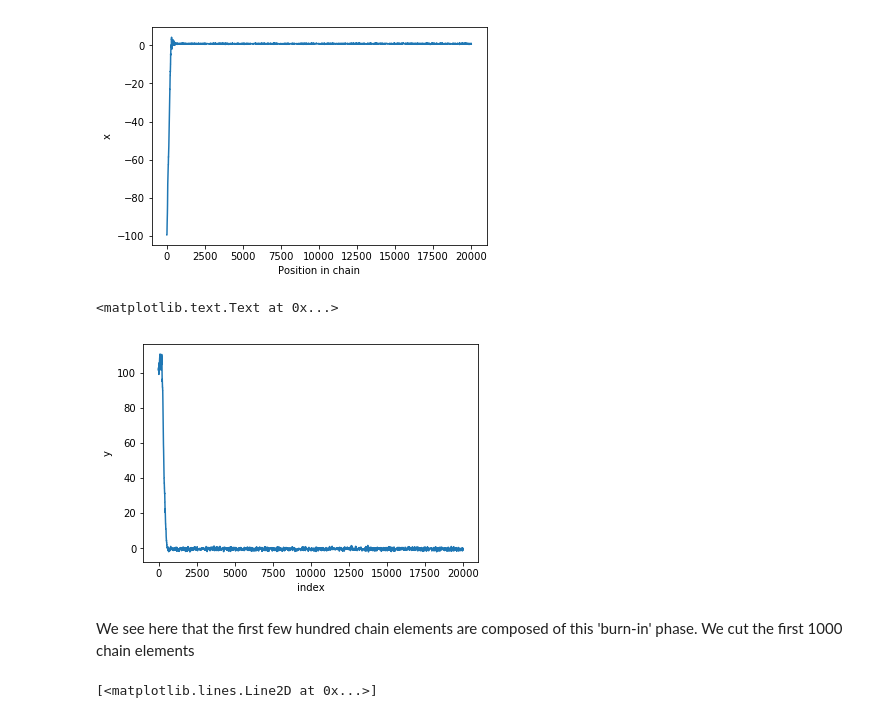
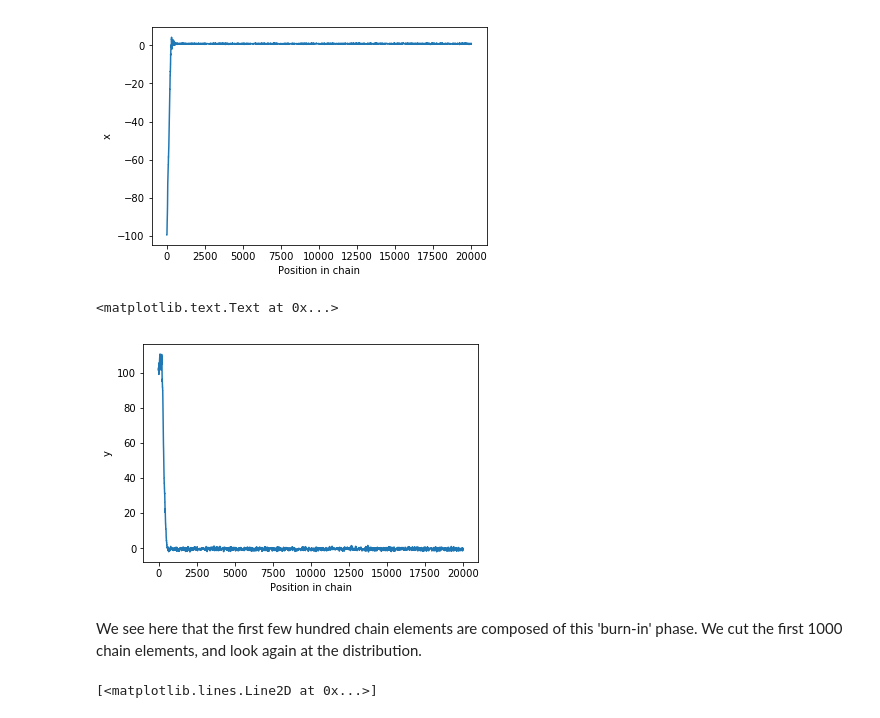
Before and after one commit to dparkins/MCMC-chain-analysis, a Jupyter notebook: MCMC_chain_analysis.ipynb, the cells around one changed output. Drawn from its saved outputs; the diff is of its cells as text; code cells hidden in the pictures.

```diff
--- a/MCMC_chain_analysis.ipynb
+++ b/MCMC_chain_analysis.ipynb
@@ -61,13 +61,13 @@ plt.ylabel('x')
 [figure]
 # %%
 plt.plot(index,chain[:,1])
-plt.xlabel('index')
+plt.xlabel('Position in chain')
 plt.ylabel('y')
 # %% [output]
 <matplotlib.text.Text at 0x...>
-[figure, old version]
+[figure, new version]
 # %% [markdown]
-We see here that the first few hundred chain elements are composed of this 'burn-in' phase. We cut the first 1000 chain elements
+We see here that the first few hundred chain elements are composed of this 'burn-in' phase. We cut the first 1000 chain elements, and look again at the distribution.
 # %%
 burn_in_index = 1000
 burn_in_chain=chain[burn_in_index:,:]
```
Also changed, not shown: parts of 15 cells of this notebook.
